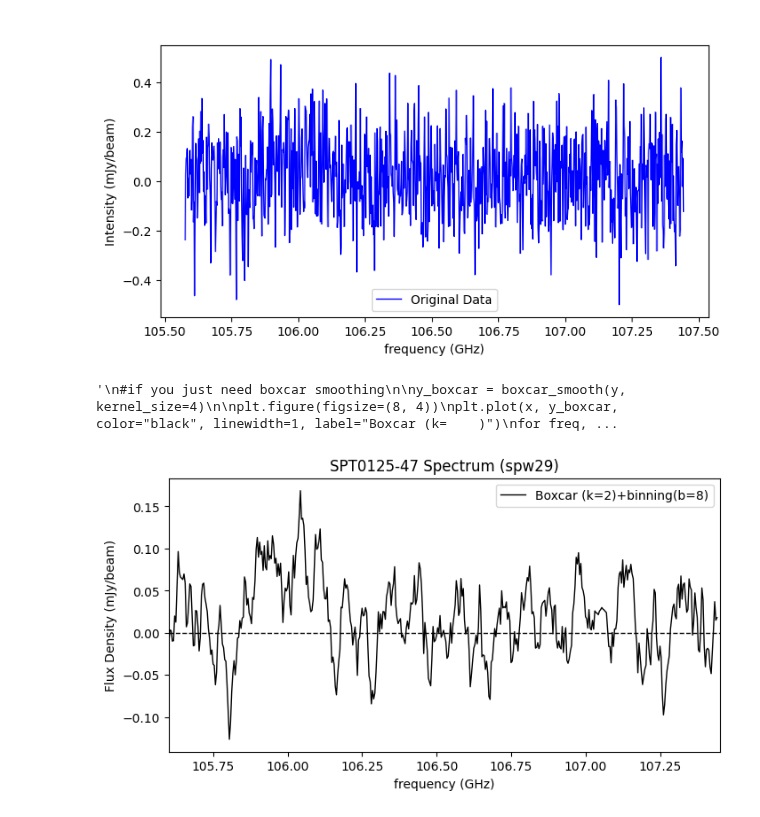
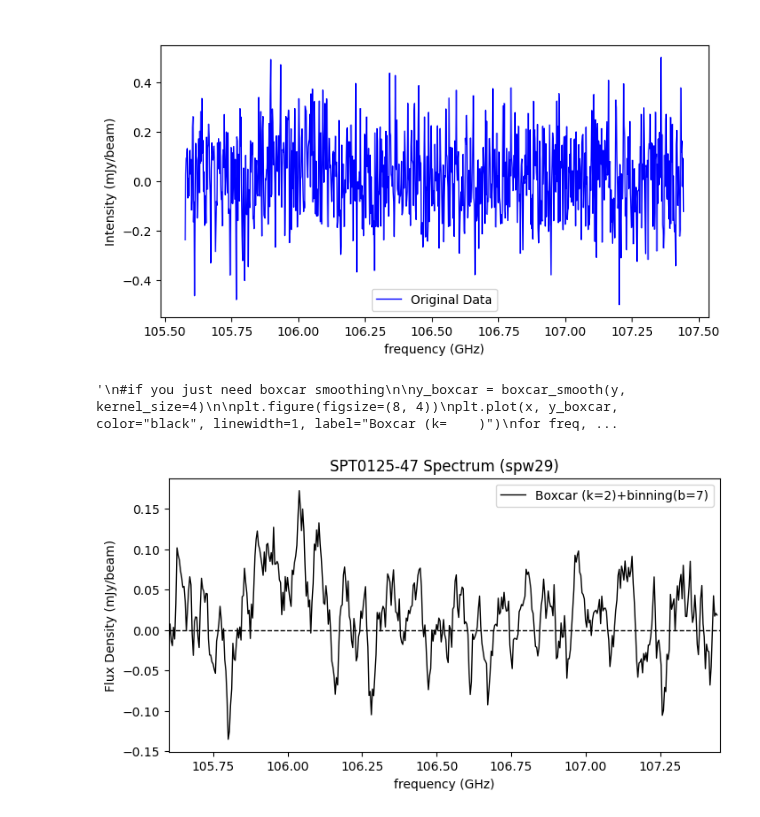
Before and after one commit to 000RF/spectral-line, a Jupyter notebook: SPT0125_47(code, not yet)/SPW 29/spw29.ipynb, the cells around one changed output. Drawn from its saved outputs; the diff is of its cells as text; code cells hidden in the pictures.

```diff
--- a/SPT0125_47(code, not yet)/SPW 29/spw29.ipynb
+++ b/SPT0125_47(code, not yet)/SPW 29/spw29.ipynb
@@ -51,10 +51,10 @@ plt.show()
 #if you need to binning + boxcar smoothing
 
 x_binned, y_binned = rebin_spectrum(x, y, bin_size=2)
-y_binned_boxcar = boxcar_smooth(y_binned, kernel_size=8)
+y_binned_boxcar = boxcar_smooth(y_binned, kernel_size=7)
 
 plt.figure(figsize=(8, 4))
-plt.plot(x_binned, y_binned_boxcar, color="black", linewidth=1, label="Boxcar (k=2)+binning(b=8)")
+plt.plot(x_binned, y_binned_boxcar, color="black", linewidth=1, label="Boxcar (k=2)+binning(b=7)")
 #for freq, label in my_lines:
 #    plt.axvline(freq, color="red", linestyle="-", alpha=0.6)
 #    plt.text(freq, max(y_binned_boxcar)*0.1, label, rotation=90, color="red", fontsize=10, ha='right', va='top')
@@ -62,31 +62,31 @@ plt.xlabel("frequency (GHz)")
 plt.ylabel("Flux Density (mJy/beam)")
 plt.title("SPT0125-47 Spectrum (spw29)")
 plt.xlim(105.6,107.45)
 #plt.ylim(    ,     )
 plt.axhline(0, color="black", linewidth=1, linestyle="--")
 plt.grid(False)
 plt.legend()
 
 
 
 '''
 #if you just need boxcar smoothing
 
 y_boxcar = boxcar_smooth(y, kernel_size=4)
 
 plt.figure(figsize=(8, 4))
 plt.plot(x, y_boxcar, color="black", linewidth=1, label="Boxcar (k=    )")
 for freq, label in my_lines:
     plt.axvline(freq, color="red", linestyle="-", alpha=0.6)
     plt.text(freq, max(y_boxcar)*0.9, label, rotation=90, color="red", fontsize=10, ha='right', va='top')
 plt.xlabel("freq. (GHz)")
 plt.ylabel("Flux Density (mJy/beam)")
 plt.title("    ")
 plt.xlim(    ,     )
 plt.axhline(0, color="black", linewidth=1, linestyle="--")
 plt.grid(False)
 plt.legend()
 '''
 # %% [output]
 '\n#if you just need boxcar smoothing\n\ny_boxcar = boxcar_smooth(y, kernel_size=4)\n\nplt.figure(figsize=(8, 4))\nplt.plot(x, y_boxcar, color="black", linewidth=1, label="Boxcar (k=    )")\nfor freq, ...
-[figure, old version]
+[figure, new version]
```
Also changed, not shown: 1 other file.
